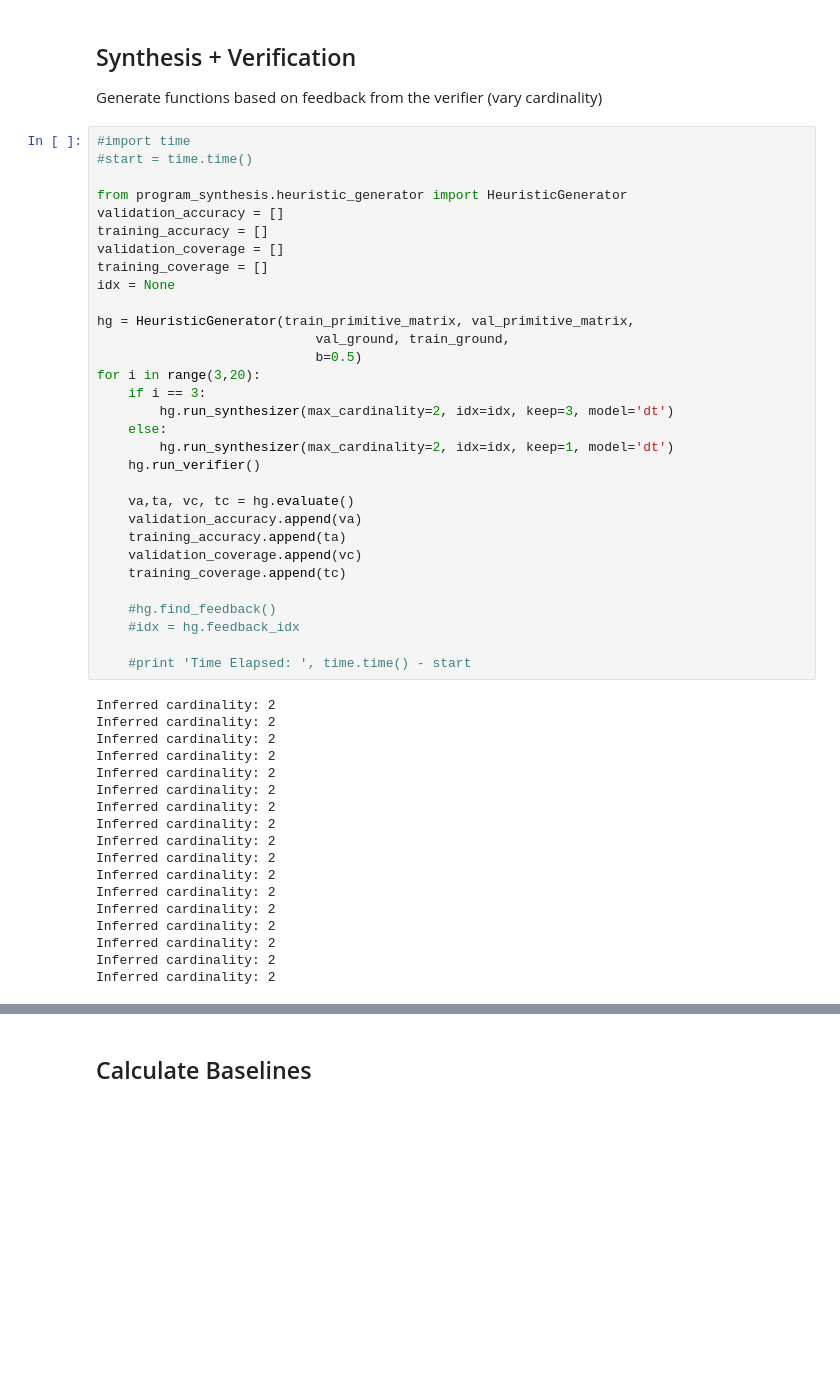
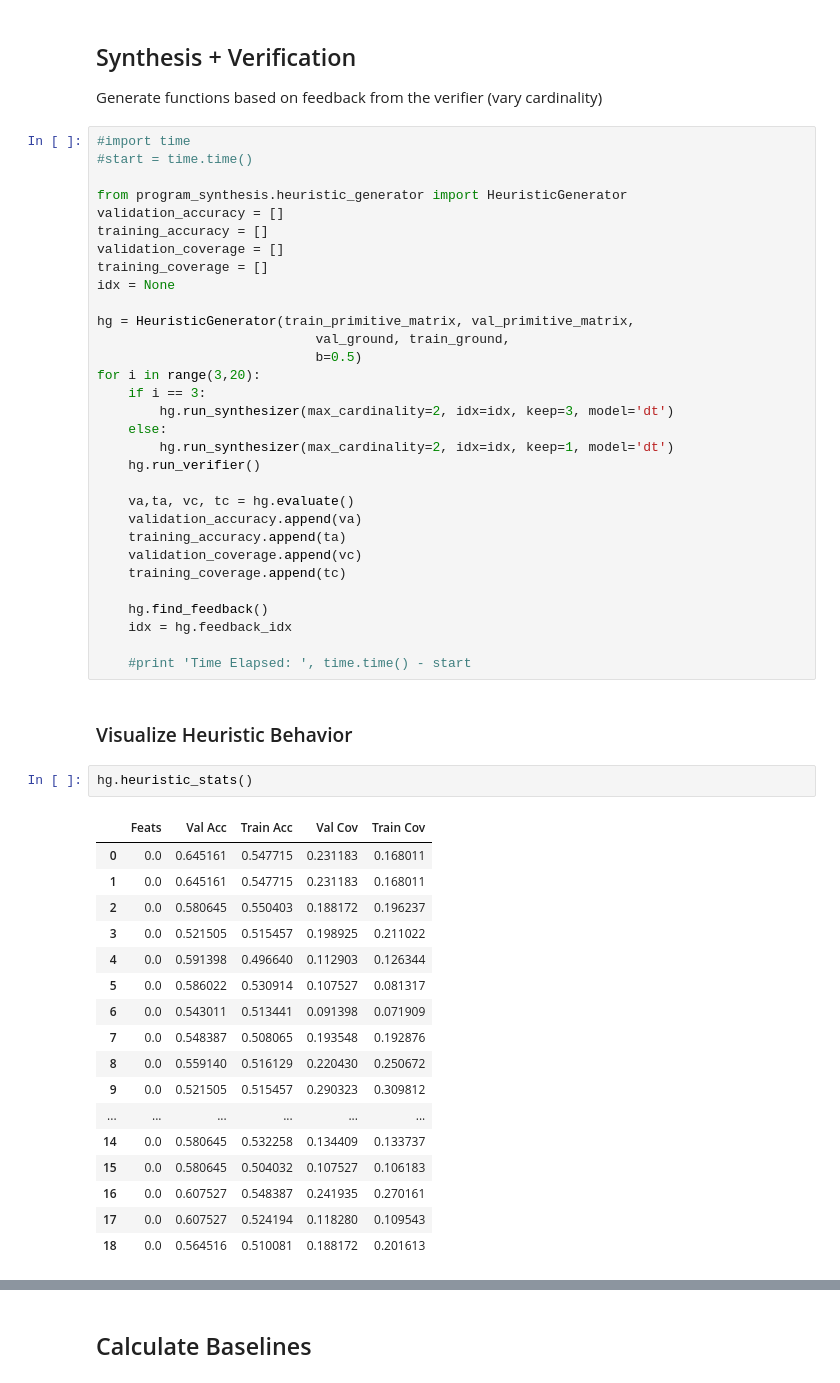
Before and after one commit to HazyResearch/reef, a Jupyter notebook: experimental_testing.ipynb, the cells around one changed output, grey strips where cells are left out. Drawn from its saved outputs; the diff is of its cells as text; blank space fills up the shorter version.

Commit message:
added heuristic stats

```diff
--- a/experimental_testing.ipynb
+++ b/experimental_testing.ipynb
@@ -47,28 +47,32 @@ for i in range(3,20):
     validation_coverage.append(vc)
     training_coverage.append(tc)
 
-    #hg.find_feedback()
-    #idx = hg.feedback_idx
+    hg.find_feedback()
+    idx = hg.feedback_idx
 
     #print 'Time Elapsed: ', time.time() - start
-# %% [output]
-Inferred cardinality: 2
-Inferred cardinality: 2
-Inferred cardinality: 2
-Inferred cardinality: 2
-Inferred cardinality: 2
-Inferred cardinality: 2
-Inferred cardinality: 2
-Inferred cardinality: 2
-Inferred cardinality: 2
-Inferred cardinality: 2
-Inferred cardinality: 2
-Inferred cardinality: 2
-Inferred cardinality: 2
-Inferred cardinality: 2
-Inferred cardinality: 2
-Inferred cardinality: 2
-Inferred cardinality: 2
+# %% [markdown]
+### Visualize Heuristic Behavior
+# %%
+hg.heuristic_stats()
+# %% [output]
+|  | Feats | Val Acc | Train Acc | Val Cov | Train Cov |
+| 0 | 0.0 | 0.645161 | 0.547715 | 0.231183 | 0.168011 |
+| 1 | 0.0 | 0.645161 | 0.547715 | 0.231183 | 0.168011 |
+| 2 | 0.0 | 0.580645 | 0.550403 | 0.188172 | 0.196237 |
+| 3 | 0.0 | 0.521505 | 0.515457 | 0.198925 | 0.211022 |
+| 4 | 0.0 | 0.591398 | 0.496640 | 0.112903 | 0.126344 |
+| 5 | 0.0 | 0.586022 | 0.530914 | 0.107527 | 0.081317 |
+| 6 | 0.0 | 0.543011 | 0.513441 | 0.091398 | 0.071909 |
+| 7 | 0.0 | 0.548387 | 0.508065 | 0.193548 | 0.192876 |
+| 8 | 0.0 | 0.559140 | 0.516129 | 0.220430 | 0.250672 |
+| 9 | 0.0 | 0.521505 | 0.515457 | 0.290323 | 0.309812 |
+| ... | ... | ... | ... | ... | ... |
+| 14 | 0.0 | 0.580645 | 0.532258 | 0.134409 | 0.133737 |
+| 15 | 0.0 | 0.580645 | 0.504032 | 0.107527 | 0.106183 |
+| 16 | 0.0 | 0.607527 | 0.548387 | 0.241935 | 0.270161 |
+| 17 | 0.0 | 0.607527 | 0.524194 | 0.118280 | 0.109543 |
+| 18 | 0.0 | 0.564516 | 0.510081 | 0.188172 | 0.201613 |
 # %%
 plt.figure(figsize=(12,4))
 plt.subplot(1,2,1)
```
Also changed, not shown: parts of 5 cells of this notebook, 1 other file.
